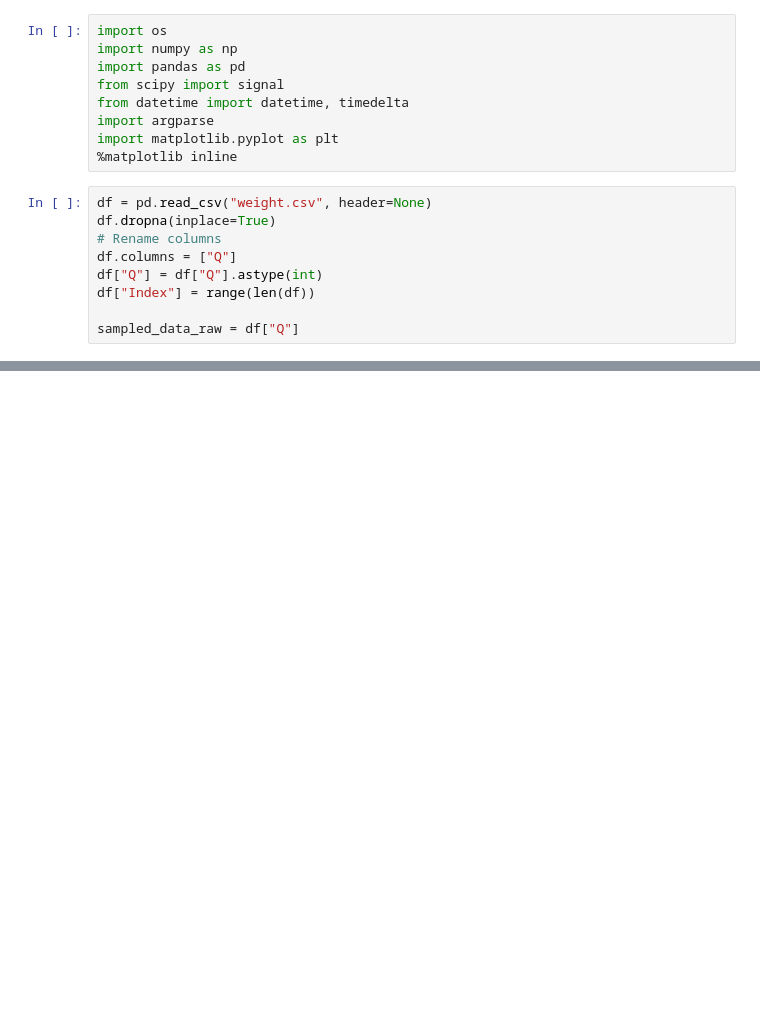
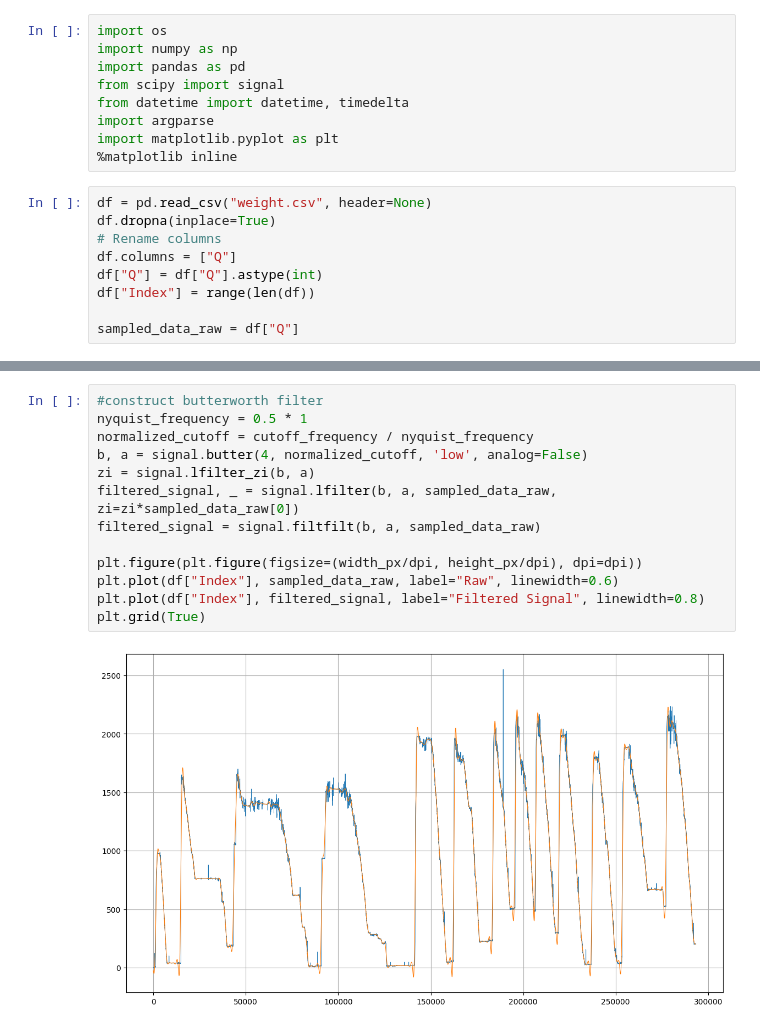
Before and after one commit to ilia-barynkin/udsp, a Jupyter notebook: issues/weights/weights.ipynb, the cells around one changed output, grey strips where cells are left out. Drawn from its saved outputs; the diff is of its cells as text; blank space fills up the shorter version.

Commit message:
created ipynb of low-pass filter on weight

```diff
--- a/issues/weights/weights.ipynb
+++ b/issues/weights/weights.ipynb
@@ -45,0 +55,15 @@ plt.grid(True)
+# %%
+#construct butterworth filter
+nyquist_frequency = 0.5 * 1
+normalized_cutoff = cutoff_frequency / nyquist_frequency
+b, a = signal.butter(4, normalized_cutoff, 'low', analog=False)
+zi = signal.lfilter_zi(b, a)
+filtered_signal, _ = signal.lfilter(b, a, sampled_data_raw, zi=zi*sampled_data_raw[0])
+filtered_signal = signal.filtfilt(b, a, sampled_data_raw)
+
+plt.figure(plt.figure(figsize=(width_px/dpi, height_px/dpi), dpi=dpi))
+plt.plot(df["Index"], sampled_data_raw, label="Raw", linewidth=0.6)
+plt.plot(df["Index"], filtered_signal, label="Filtered Signal", linewidth=0.8)
+plt.grid(True)
+# %% [output]
+[figure, added]
```
Also changed, not shown: parts of 3 cells of this notebook.
